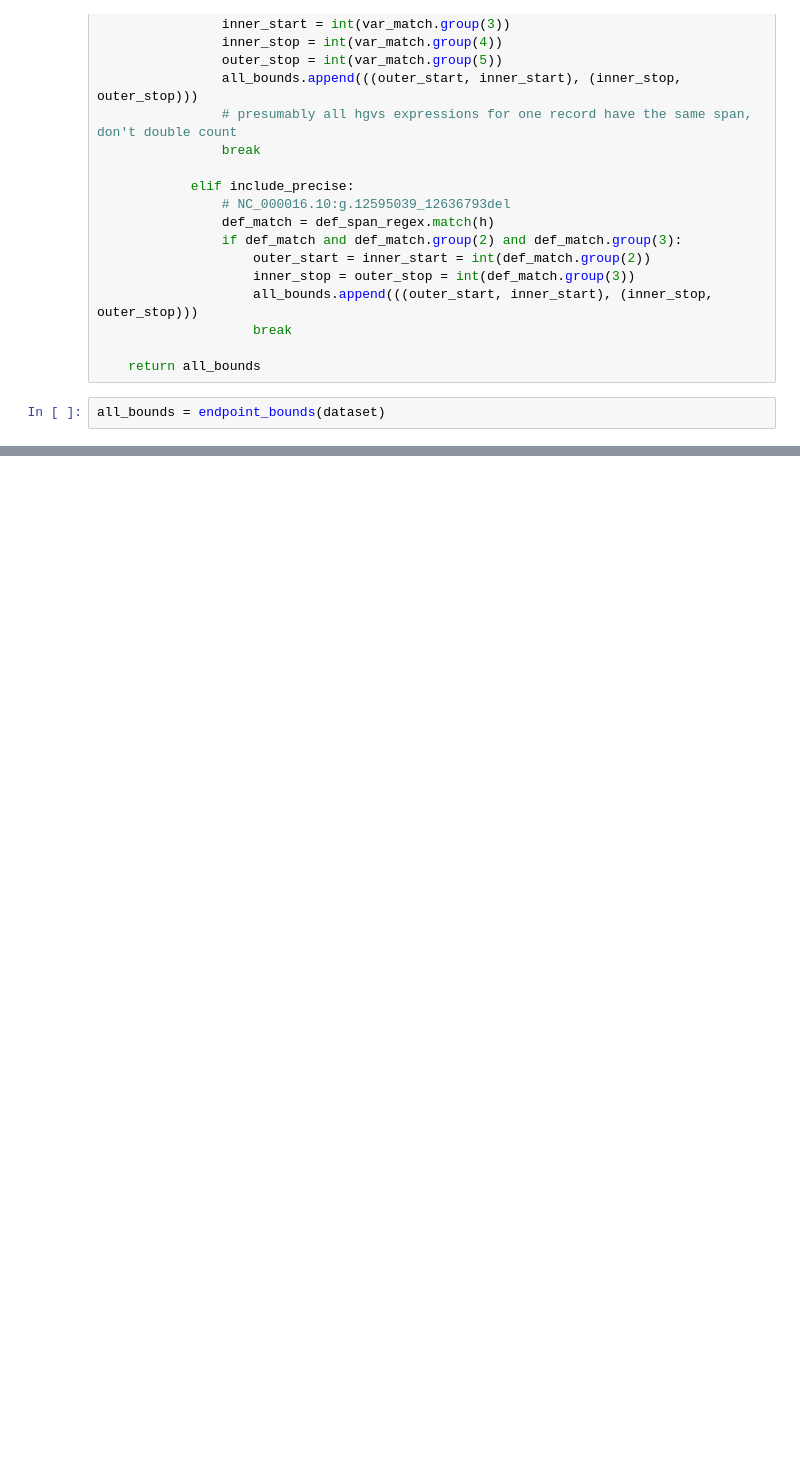
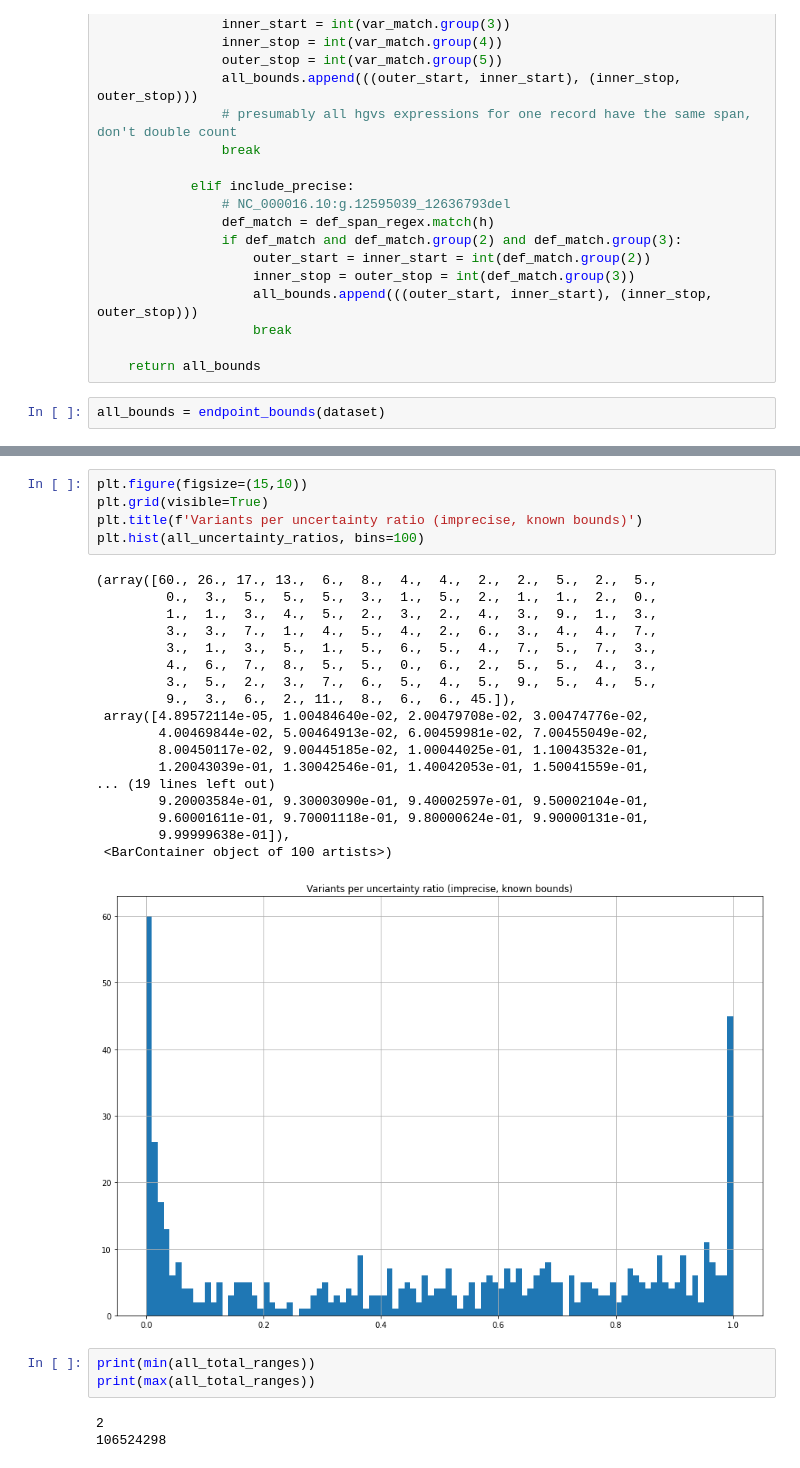
Before and after one commit to apriltuesday/eva-opentargets, a Jupyter notebook: data-exploration/complex-events/notebooks/hgvs-follow-up-part2.ipynb, the cells around one changed output, grey strips where cells are left out. Drawn from its saved outputs; the diff is of its cells as text; blank space fills up the shorter version.

```diff
--- a/data-exploration/complex-events/notebooks/hgvs-follow-up-part2.ipynb
+++ b/data-exploration/complex-events/notebooks/hgvs-follow-up-part2.ipynb
@@ -305,0 +248,30 @@ plt.scatter(xs, ys, marker='.')
+# %%
+plt.figure(figsize=(15,10))
+plt.grid(visible=True)
+plt.title(f'Variants per uncertainty ratio (imprecise, known bounds)')
+plt.hist(all_uncertainty_ratios, bins=100)
+# %% [output]
+(array([60., 26., 17., 13.,  6.,  8.,  4.,  4.,  2.,  2.,  5.,  2.,  5.,
+         0.,  3.,  5.,  5.,  5.,  3.,  1.,  5.,  2.,  1.,  1.,  2.,  0.,
+         1.,  1.,  3.,  4.,  5.,  2.,  3.,  2.,  4.,  3.,  9.,  1.,  3.,
+         3.,  3.,  7.,  1.,  4.,  5.,  4.,  2.,  6.,  3.,  4.,  4.,  7.,
+         3.,  1.,  3.,  5.,  1.,  5.,  6.,  5.,  4.,  7.,  5.,  7.,  3.,
+         4.,  6.,  7.,  8.,  5.,  5.,  0.,  6.,  2.,  5.,  5.,  4.,  3.,
+         3.,  5.,  2.,  3.,  7.,  6.,  5.,  4.,  5.,  9.,  5.,  4.,  5.,
+         9.,  3.,  6.,  2., 11.,  8.,  6.,  6., 45.]),
+ array([4.89572114e-05, 1.00484640e-02, 2.00479708e-02, 3.00474776e-02,
+        4.00469844e-02, 5.00464913e-02, 6.00459981e-02, 7.00455049e-02,
+        8.00450117e-02, 9.00445185e-02, 1.00044025e-01, 1.10043532e-01,
+        1.20043039e-01, 1.30042546e-01, 1.40042053e-01, 1.50041559e-01,
+... (19 lines left out)
+        9.20003584e-01, 9.30003090e-01, 9.40002597e-01, 9.50002104e-01,
+        9.60001611e-01, 9.70001118e-01, 9.80000624e-01, 9.90000131e-01,
+        9.99999638e-01]),
+ <BarContainer object of 100 artists>)
+[figure, added]
+# %%
+print(min(all_total_ranges))
+print(max(all_total_ranges))
+# %% [output]
+2
+106524298
```
Also changed, not shown: parts of 31 cells of this notebook.
